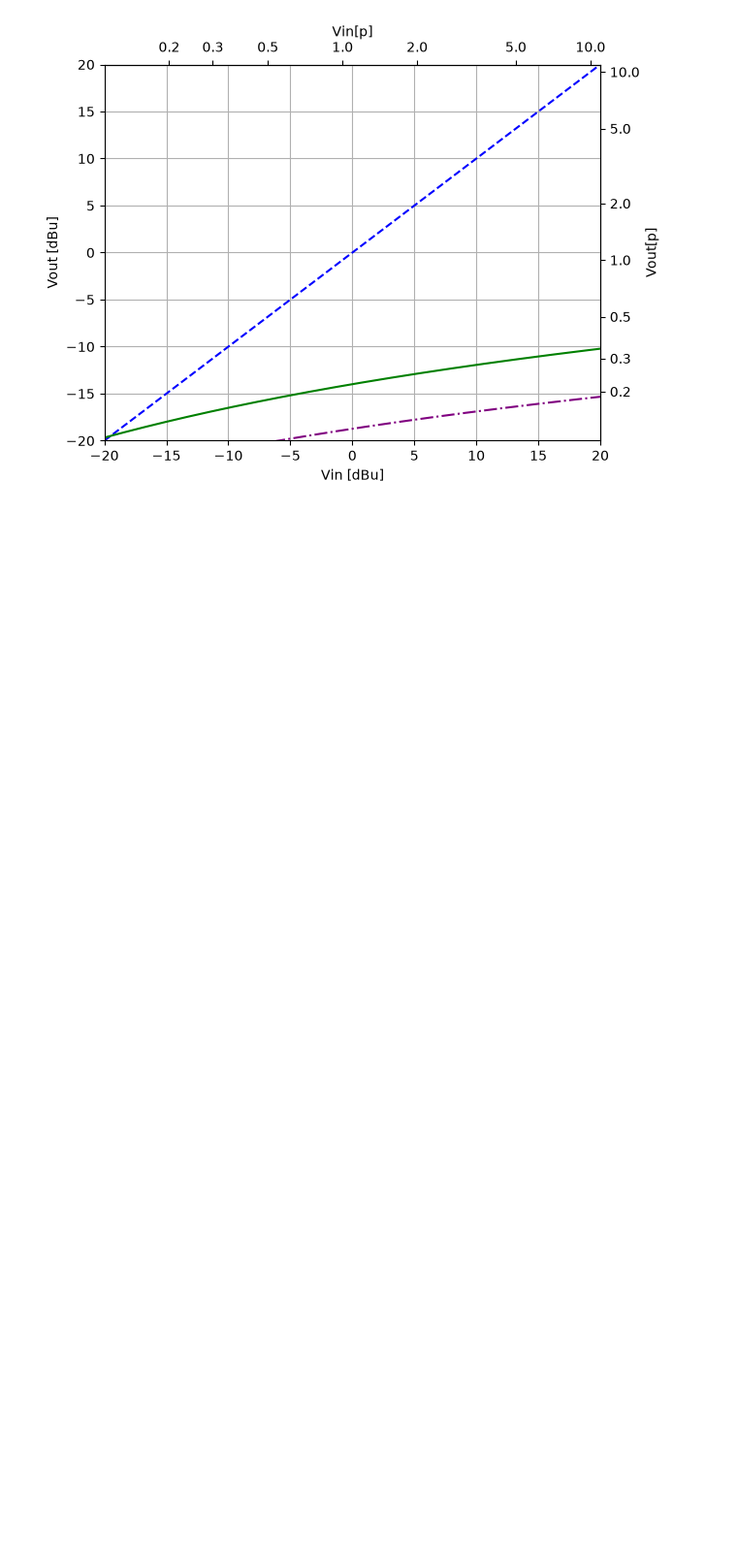
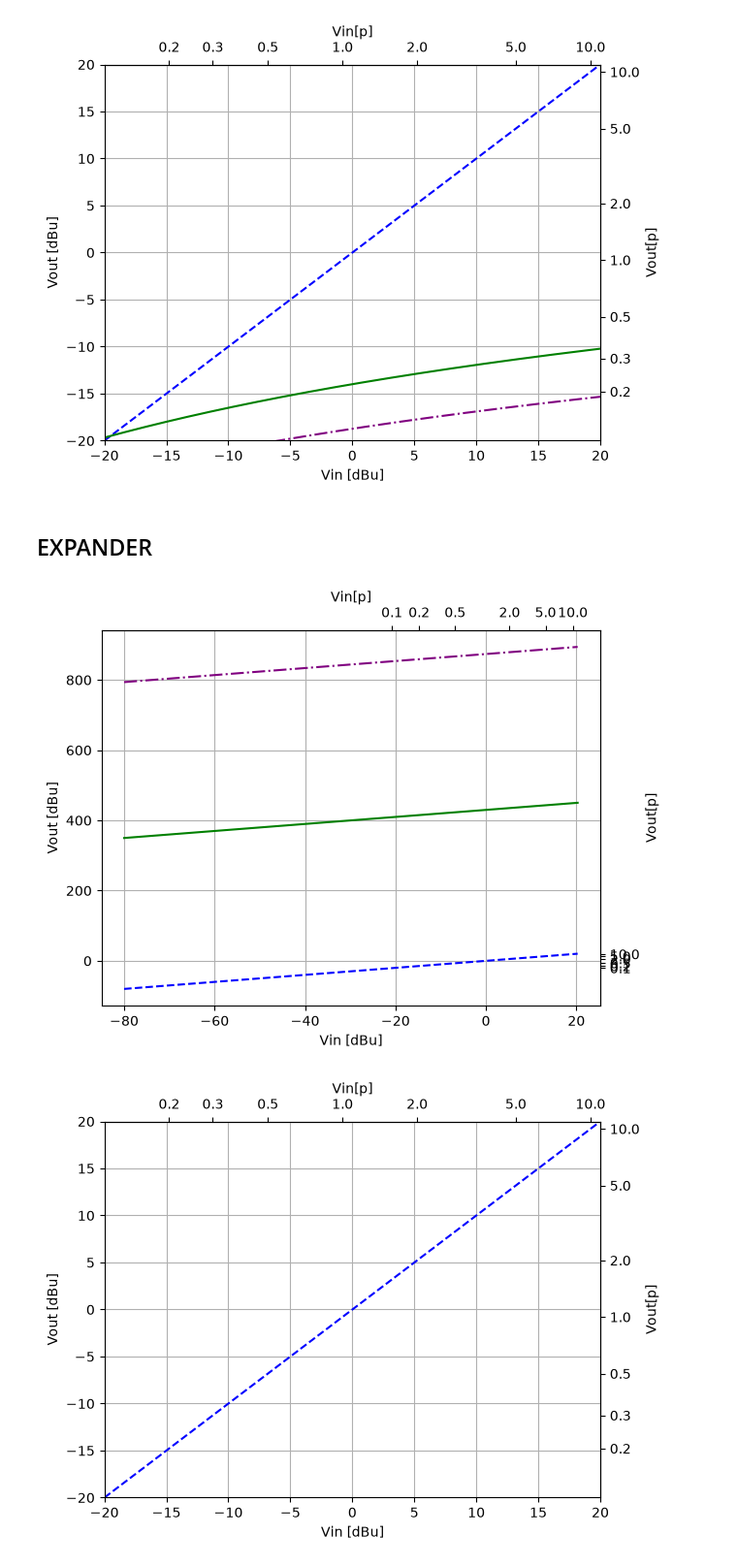
Before and after one commit to DeMarco/DMH-BBDelay, a Jupyter notebook: Simulations/tests.ipynb, the cells around one changed output. Shown at 97% size. Drawn from its saved outputs; the diff is of its cells as text; code cells hidden in the pictures; blank space fills up the shorter version.

Commit message:
Started work on expander simulation

```diff
--- a/Simulations/tests.ipynb
+++ b/Simulations/tests.ipynb
@@ -158,3 +162,54 @@ secax2.set_ylabel('Vout[p]')
 plt.grid(which='both')
 # %% [output]
 [figure]
+# %% [markdown]
+## EXPANDER
+# %%
+Vref = 0.5
+
+Vout_o = Vin * (R2_o/R1_o)*(1/np.pow(10, 3*Vref))*np.pow(10, u_o)
+
+Vout_n = Vin * (R2_n/R1_n)*(1/np.pow(10, 3*Vref))*np.pow(10, u_n)
+
+Vout_dBu_o = rms2dBu(Vout_o)
+Vout_dBu_n = rms2dBu(Vout_n)
+
+
+fig3, ax1 = plt.subplots(layout='constrained')
+#ax1 = fig3.add_subplot(1, 1, 1)
+ax1.plot(Vin_dBu, Vin_dBu, '--', color='blue')
+ax1.plot(Vin_dBu, Vout_dBu_o, '-.', color='purple')
+ax1.plot(Vin_dBu, Vout_dBu_n, '-', color='green')
+ax1.set_xlabel('Vin [dBu]')
+ax1.set_ylabel('Vout [dBu]')
+plt.grid(which='both')
+
+
+#secax1 = ax1.secondary_xaxis('top', functions=(dBu2rms, rms2dBu))
+secax1 = ax1.secondary_xaxis('top', functions=(dBu2Vp, Vp2dBu))
+secax1.set_xticks([0.1, 0.2, 0.5, 2, 5, 10])
+secax1.set_xlabel('Vin[p]')
+secax1 = ax1.secondary_yaxis('right', functions=(dBu2Vp, Vp2dBu))
+secax1.set_yticks([0.1, 0.2, 0.5, 2, 5, 10])
+secax1.set_ylabel('Vout[p]')
+
+fig4, ax2 = plt.subplots(layout='constrained')
+ax2.plot(Vin_dBu, Vin_dBu, '--', color='blue')
+ax2.plot(Vin_dBu, Vout_dBu_o, '-.', color='purple')
+ax2.plot(Vin_dBu, Vout_dBu_n, '-', color='green')
+ax2.set_xlabel('Vin [dBu]')
+ax2.set_ylabel('Vout [dBu]')
+ax2.set_xlim(-20,20)
+ax2.set_ylim(-20,20)
+
+#secax2 = ax2.secondary_xaxis('top', functions=(dBu2rms, rms2dBu))
+secax2 = ax2.secondary_xaxis('top', functions=(dBu2Vp, Vp2dBu))
+secax2.set_xticks([0.1, 0.2, 0.3, 0.5, 1, 2, 5, 10])
+secax2.set_xlabel('Vin[p]')
+secax2 = ax2.secondary_yaxis('right', functions=(dBu2Vp, Vp2dBu))
+secax2.set_yticks([0.1, 0.2, 0.3, 0.5, 1, 2, 5, 10])
+secax2.set_ylabel('Vout[p]')
+plt.grid(which='both')
+# %% [output]
+[figure, added]
+[figure, added]
```
Also changed, not shown: parts of 2 cells of this notebook.
